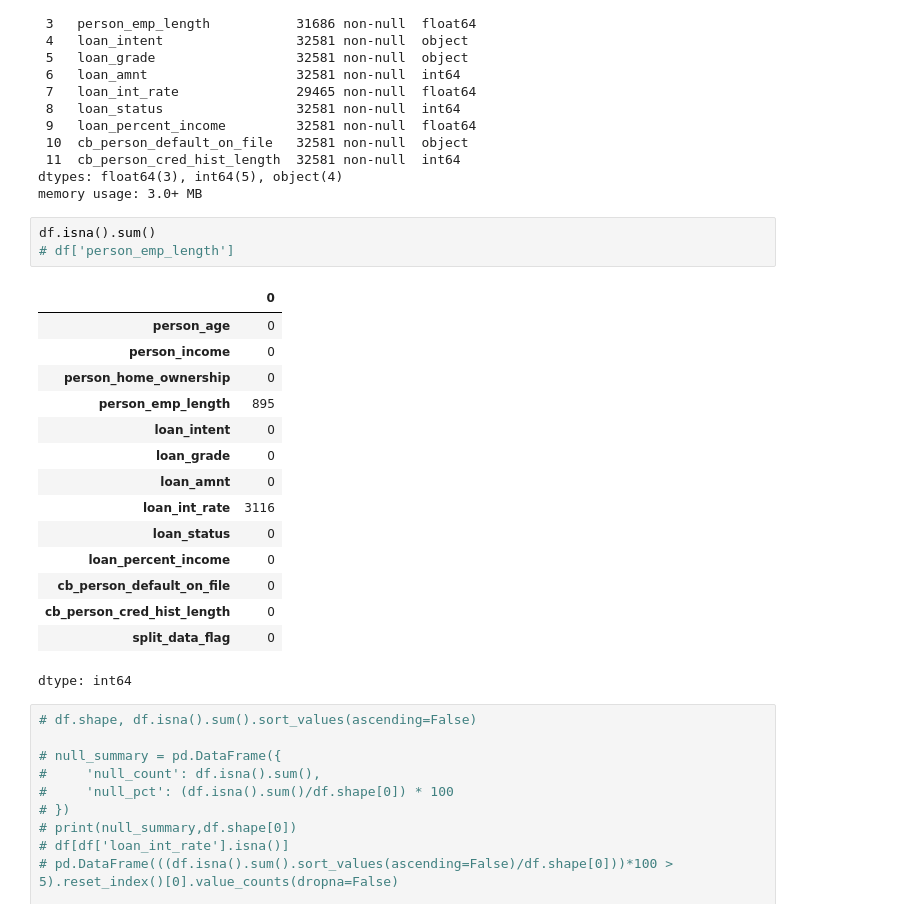
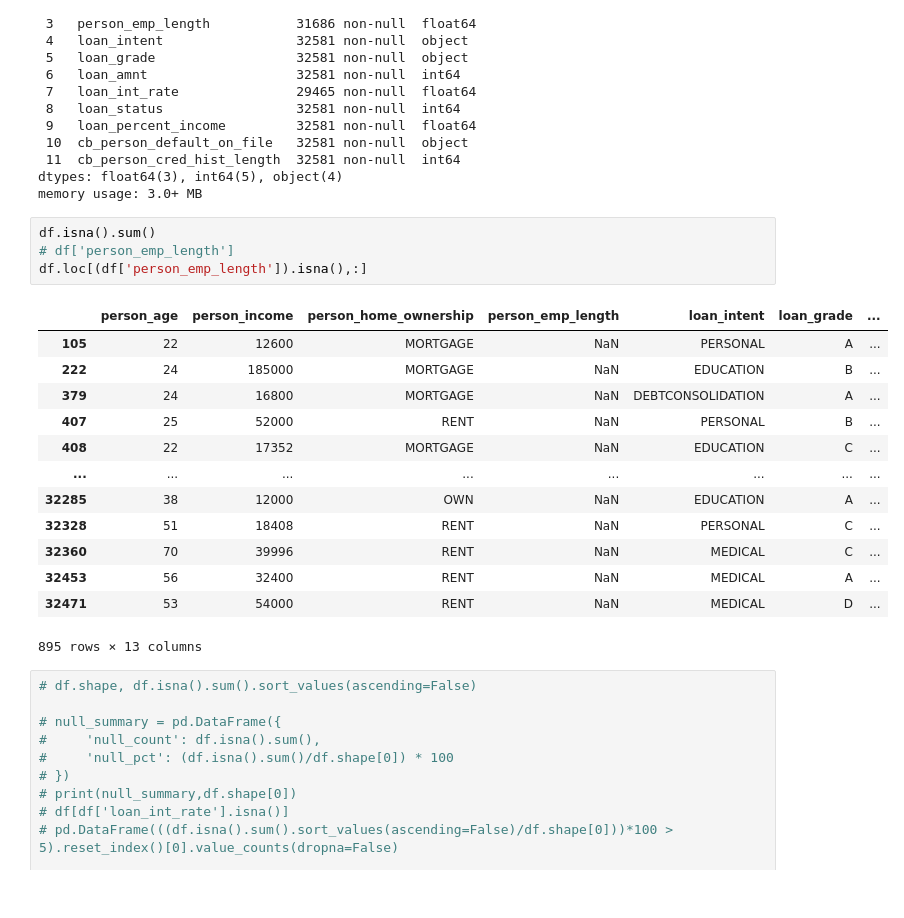
Before and after one commit to barrybuddy/jrtests-learn-dbt-, a Jupyter notebook: chapter_appendix-tools-for-deep-learning/jupyter.ipynb, the cells around one changed output. Cells and saved outputs as stored; diff of their text form.

```diff
--- a/chapter_appendix-tools-for-deep-learning/jupyter.ipynb
+++ b/chapter_appendix-tools-for-deep-learning/jupyter.ipynb
@@ -45,22 +45,21 @@ memory usage: 3.0+ MB
 # %%
 df.isna().sum()
 # df['person_emp_length']
+df.loc[(df['person_emp_length']).isna(),:]
 # %% [output]
-|  | 0 |
-| person_age | 0 |
-| person_income | 0 |
-| person_home_ownership | 0 |
-| person_emp_length | 895 |
-| loan_intent | 0 |
-| loan_grade | 0 |
-| loan_amnt | 0 |
-| loan_int_rate | 3116 |
-| loan_status | 0 |
-| loan_percent_income | 0 |
-| cb_person_default_on_file | 0 |
-| cb_person_cred_hist_length | 0 |
-| split_data_flag | 0 |
+|  | person_age | person_income | person_home_ownership | person_emp_length | loan_intent | loan_grade | ... |
+| 105 | 22 | 12600 | MORTGAGE | NaN | PERSONAL | A | ... |
+| 222 | 24 | 185000 | MORTGAGE | NaN | EDUCATION | B | ... |
+| 379 | 24 | 16800 | MORTGAGE | NaN | DEBTCONSOLIDATION | A | ... |
+| 407 | 25 | 52000 | RENT | NaN | PERSONAL | B | ... |
+| 408 | 22 | 17352 | MORTGAGE | NaN | EDUCATION | C | ... |
+| ... | ... | ... | ... | ... | ... | ... | ... |
+| 32285 | 38 | 12000 | OWN | NaN | EDUCATION | A | ... |
+| 32328 | 51 | 18408 | RENT | NaN | PERSONAL | C | ... |
+| 32360 | 70 | 39996 | RENT | NaN | MEDICAL | C | ... |
+| 32453 | 56 | 32400 | RENT | NaN | MEDICAL | A | ... |
+| 32471 | 53 | 54000 | RENT | NaN | MEDICAL | D | ... |
-dtype: int64
+895 rows × 13 columns
 # %%
 # df.shape, df.isna().sum().sort_values(ascending=False)
 
```
